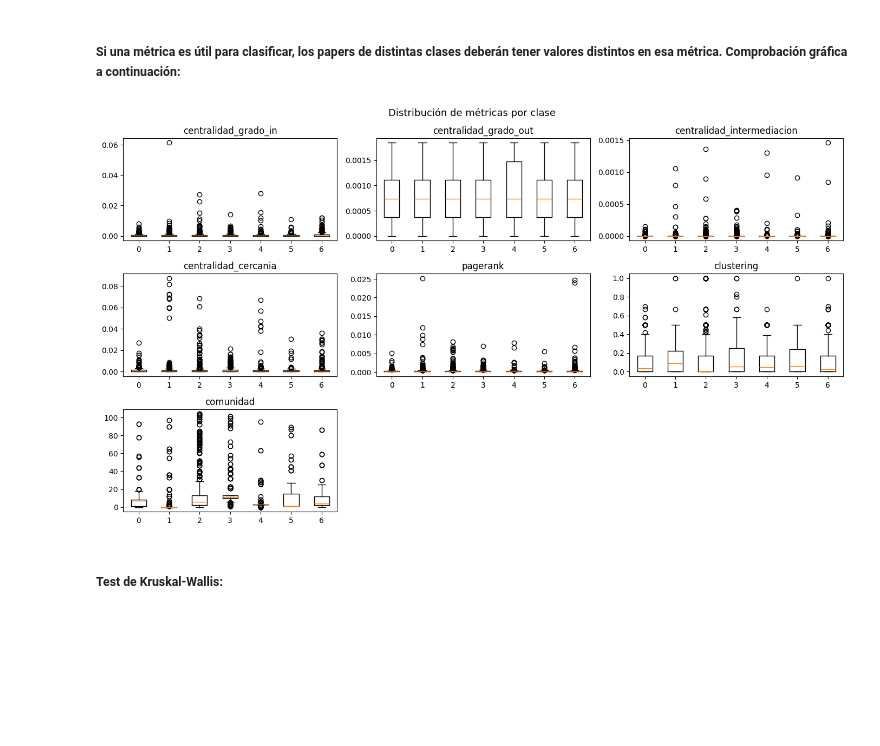
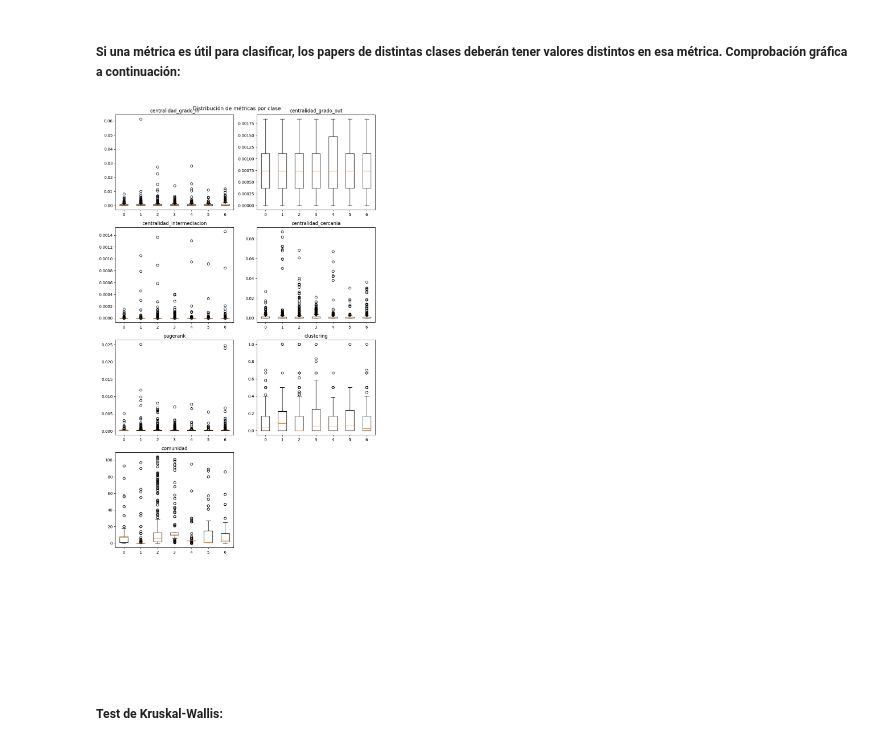
Before and after one commit to aitanavp/proyecto-ia, a Jupyter notebook: notebooks/codigo.ipynb, the cells around one changed output. Cells and saved outputs as stored; diff of their text form; code cells hidden in the pictures; blank space fills up the shorter version.

```diff
--- a/notebooks/codigo.ipynb
+++ b/notebooks/codigo.ipynb
@@ -222,31 +222,31 @@ metricas_relacionales = ['centralidad_grado_in', 'centralidad_grado_out', 'centr
 # %% [markdown]
 ##### Si una métrica es útil para clasificar, los papers de distintas clases deberán tener valores distintos en esa métrica. Comprobación gráfica a continuación:
 # %%
-figura, graficas = plt.subplots(3, 3, figsize=(14, 8)) # 7 gráficas distribuidas en 3 filas y 3 columnas
+figura, graficas = plt.subplots(5, 2, figsize=(10, 20)) # 7 gráficas distribuidas en 5 filas y 2 columnas
 graficas = graficas.flatten()
 
 clases = sorted(metricas_clase['clase'].unique()) # Array ordenado de las clases codificadas : [0, 1, 2, 3, 4, 5, 6]
 
 for grafica, metrica in zip(graficas, metricas_relacionales):
     # Array que almacena los valores de cada clase para la métrica actual
     datos_por_clase = []
 
     for clase in clases:
         # Selecciona los valores de la columna metrica correspondientes a la clase actual
         valores = metricas_clase.loc[metricas_clase['clase'] == clase, metrica].values
         datos_por_clase.append(valores)
 
     grafica.boxplot(datos_por_clase, tick_labels=[str(c) for c in clases])
     grafica.set_title(metrica)
 
 for i in range(len(metricas_relacionales), len(graficas)):
     graficas[i].axis('off') # Elimina las gráficas sobrantes
 
 plt.suptitle('Distribución de métricas por clase', fontsize=13)
 plt.tight_layout()
 plt.show()
 # %% [output]
-[figure, old version]
+[figure, new version]
 # %% [markdown]
 ##### Test de Kruskal-Wallis:
 # %%
```
Also changed, not shown: 5 other files.
